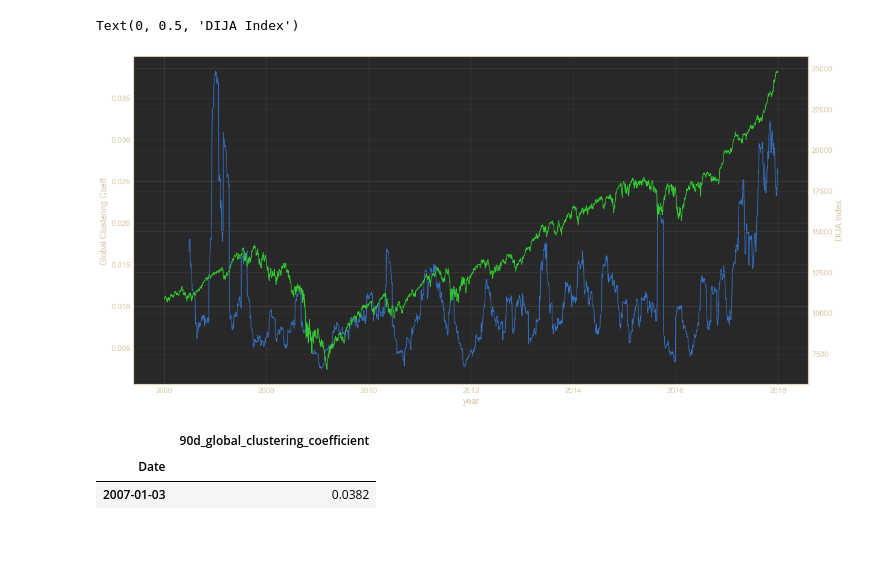
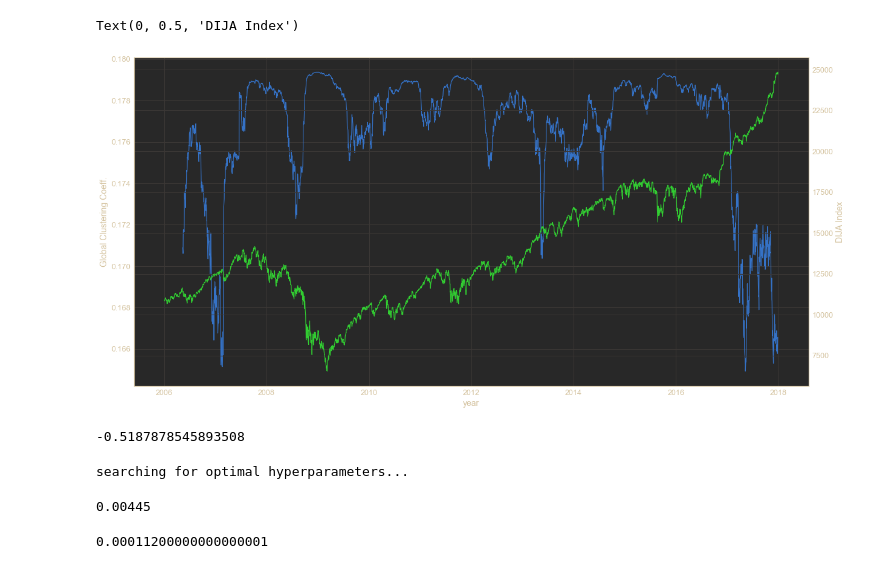
Before and after one commit to mayabenowitz/hedgepy, a Jupyter notebook: notebooks/1.0-mayab-dcor-clustering-exploration-.ipynb, the cells around one changed output. Drawn from its saved outputs; the diff is of its cells as text; code cells hidden in the pictures; blank space fills up the shorter version.

Commit message:
anomaly detection with SVM experiment

```diff
--- a/notebooks/1.0-mayab-dcor-clustering-exploration-.ipynb
+++ b/notebooks/1.0-mayab-dcor-clustering-exploration-.ipynb
@@ -52,7 +74,7 @@ df_dija_index['Date'] = pd.to_datetime(df_dija_index['Date'])
 # %%
 df_dija_index.set_index('Date', inplace=True)
 # %%
-dft = pd.read_csv('../experiments/data/processed/DIJA-2006-2008-90d-dcor-nx-clustering-0.33corr-thresh.csv')
+dft = pd.read_csv('../experiments/data/processed/DIJA-2006-2008-90d-dcor-nx-eigenvector-0.33corr-thresh.csv')
 dft = dft.rename(columns={'Unnamed: 0': 'Date'})
 dft['Date'] = pd.to_datetime(dft['Date'])
 dft.set_index('Date', inplace=True)
@@ -59,18 +83,16 @@ dft.set_index('Date', inplace=True)
 # %%
 fig, ax = plt.subplots(figsize=(20,10))
-ax.plot(dft.pct_change().rolling(30).std())
+ax.plot(dft)
 ax.set_xlabel("year", fontsize=14)
 ax.set_ylabel("Global Clustering Coeff.", fontsize=14)
 
 ax2 = ax.twinx()
 ax2.plot(df_dija_index['Close'], color='limegreen')
 ax2.set_ylabel('DIJA Index', fontsize=14)
 # %% [output]
 Text(0, 0.5, 'DIJA Index')
-[figure, old version]
+[figure, new version]
-# %%
-dft.pct_change().rolling(30).std()[dft.pct_change().rolling(30).std()['90d_global_clustering_coefficient'] == dft.pct_change().rolling(30).std().max()[0]]
-# %% [output]
-|  | 90d_global_clustering_coefficient |
-| Date |  |
-| 2007-01-03 | 0.0382 |
+# %%
+dft['90d_global_clustering_coefficient'].corr(df_dija_index['Close'])
+# %% [output]
+-0.5187878545893508
@@ -79 +134,18 @@ dft['crisis_coeff'] = dft[['90d_global_clustering_coefficient']].pct_change().ro
+# %%
+data = dft[['crisis_coeff']]
+scaler = StandardScaler()
+np_scaled = scaler.fit_transform(data)
+data = pd.DataFrame(np_scaled).dropna()
+
+opt_nu, opt_gamma = optimize_OneClassSVM(data, n=10)
+# %% [output]
+searching for optimal hyperparameters...
+# %%
+opt_nu
+# %% [output]
+0.00445
+# %%
+opt_gamma
+# %% [output]
+0.00011200000000000001
 # %%
```
Also changed, not shown: parts of 19 cells of this notebook, 9 other files.
